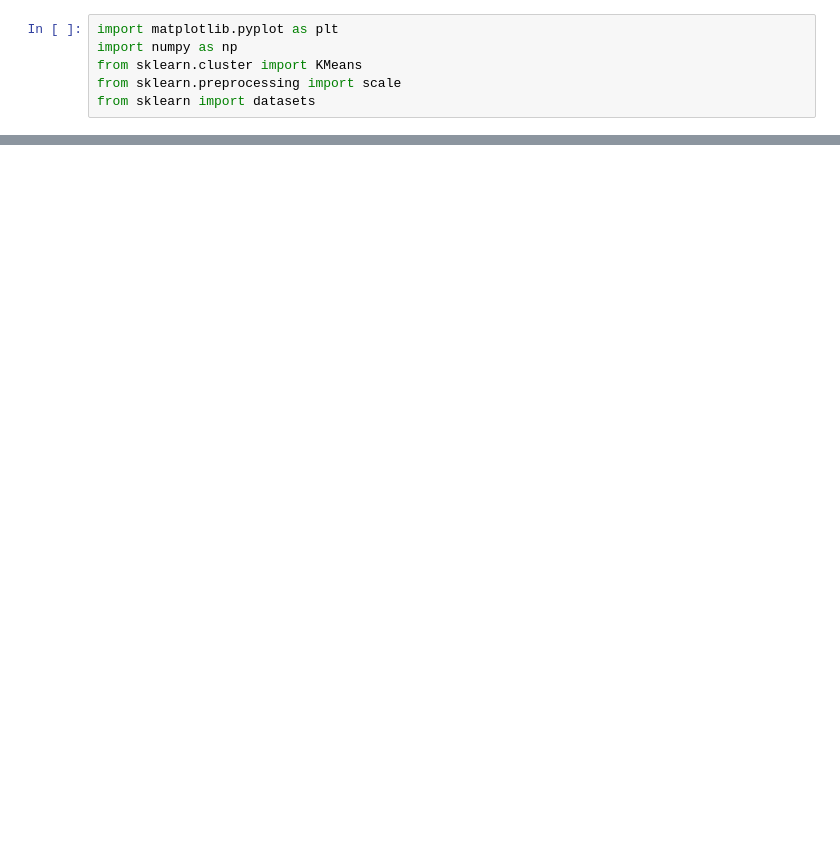
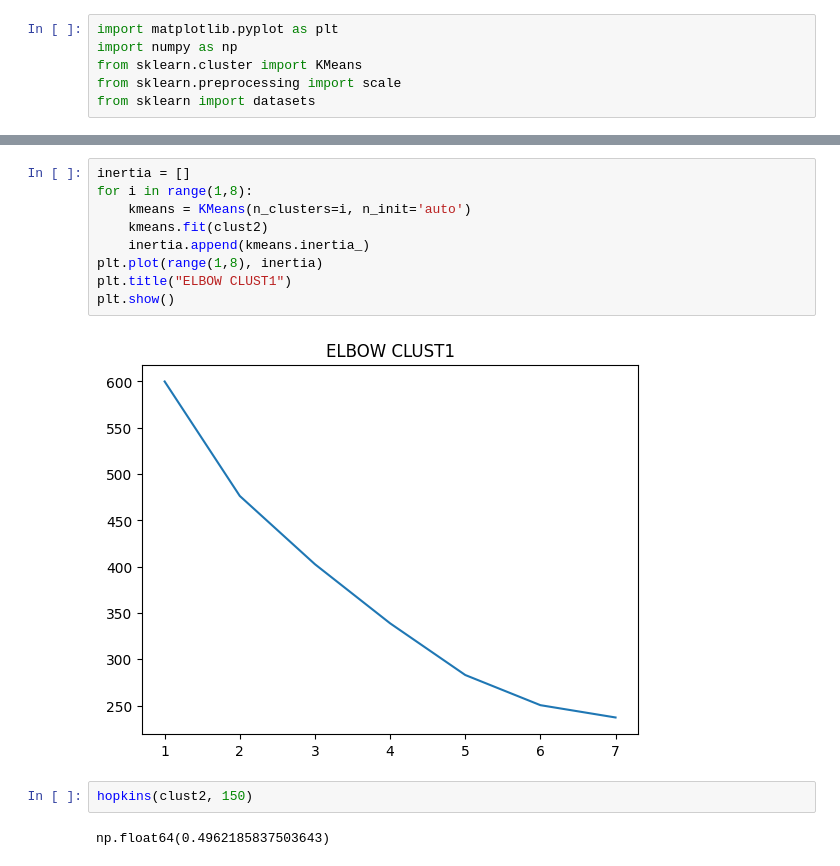
Before and after one commit to Viero19G/curso_ia, a Jupyter notebook: tecnicas_avancadas_de_clusters/cluster.ipynb, the cells around one changed output, grey strips where cells are left out. Drawn from its saved outputs; the diff is of its cells as text; blank space fills up the shorter version.

```diff
--- a/tecnicas_avancadas_de_clusters/cluster.ipynb
+++ b/tecnicas_avancadas_de_clusters/cluster.ipynb
@@ -12,0 +31,15 @@ ImportError: Numba needs NumPy 2.0 or less. Got NumPy 2.1.
+# %%
+inertia = []
+for i in range(1,8):
+    kmeans = KMeans(n_clusters=i, n_init='auto')
+    kmeans.fit(clust2)
+    inertia.append(kmeans.inertia_)
+plt.plot(range(1,8), inertia)
+plt.title("ELBOW CLUST1")
+plt.show()
+# %% [output]
+[figure, added]
+# %%
+hopkins(clust2, 150)
+# %% [output]
+np.float64(0.4962185837503643)
```
Also changed, not shown: parts of 12 cells of this notebook.
